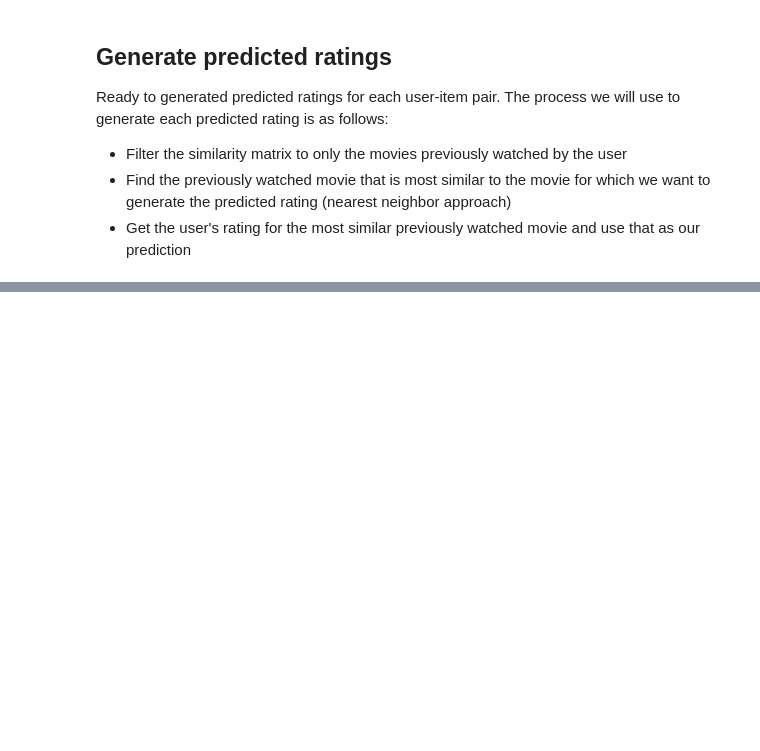
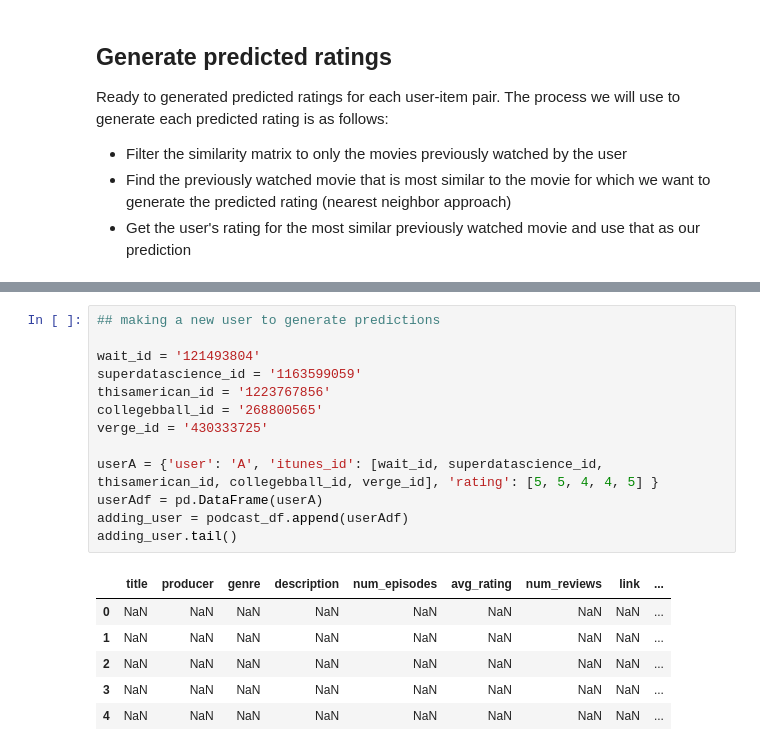
Before and after one commit to mille055/Rec_Project, a Jupyter notebook: notebooks/Get_text_embeddings.ipynb, the cells around one changed output, grey strips where cells are left out. Saved outputs shown, nothing was run; the diff lists cells and outputs as text; blank space fills up the shorter version.

```diff
--- a/notebooks/Get_text_embeddings.ipynb
+++ b/notebooks/Get_text_embeddings.ipynb
@@ -320,0 +364,20 @@ Accuracy on the test set is 0.896
+# %%
+## making a new user to generate predictions
+
+wait_id = '121493804'
+superdatascience_id = '1163599059'
+thisamerican_id = '1223767856'
+collegebball_id = '268800565'
+verge_id = '430333725'
+
+userA = {'user': 'A', 'itunes_id': [wait_id, superdatascience_id, thisamerican_id, collegebball_id, verge_id], 'rating': [5, 5, 4, 4, 5] }
+userAdf = pd.DataFrame(userA)
+adding_user = podcast_df.append(userAdf)
+adding_user.tail()
+# %% [output]
+|  | title | producer | genre | description | num_episodes | avg_rating | num_reviews | link | ... |
+| 0 | NaN | NaN | NaN | NaN | NaN | NaN | NaN | NaN | ... |
+| 1 | NaN | NaN | NaN | NaN | NaN | NaN | NaN | NaN | ... |
+| 2 | NaN | NaN | NaN | NaN | NaN | NaN | NaN | NaN | ... |
+| 3 | NaN | NaN | NaN | NaN | NaN | NaN | NaN | NaN | ... |
+| 4 | NaN | NaN | NaN | NaN | NaN | NaN | NaN | NaN | ... |
```
Also changed, not shown: parts of 28 cells of this notebook.
